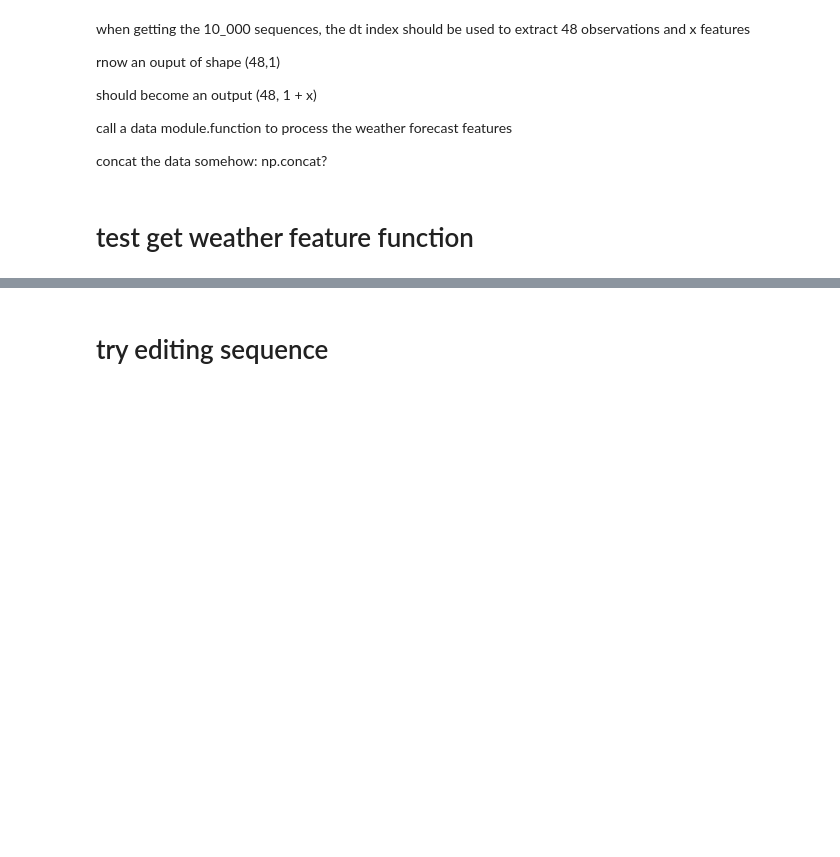
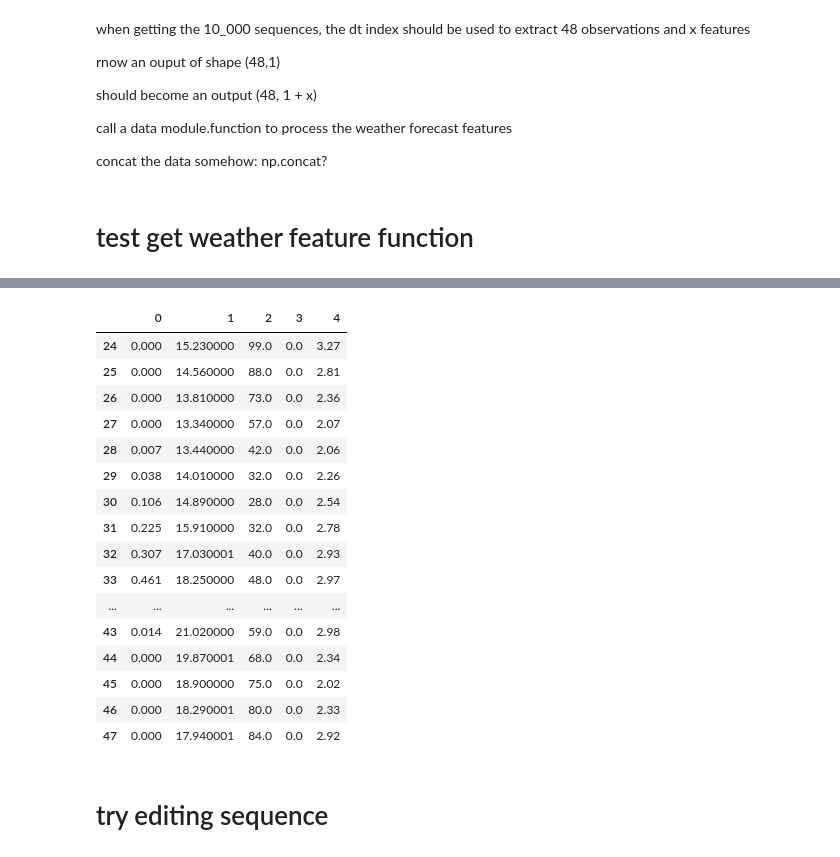
Before and after one commit to jerome-roeser/advanced-power-forecast, a Jupyter notebook: notebooks/jerome_forecast_feature.ipynb, the cells around one changed output, grey strips where cells are left out. Drawn from its saved outputs; the diff is of its cells as text; code cells hidden in the pictures; blank space fills up the shorter version.

```diff
--- a/notebooks/jerome_forecast_feature.ipynb
+++ b/notebooks/jerome_forecast_feature.ipynb
@@ -225,3 +294,24 @@ pv_weather_df.shape
+# %%
+idx = np.random.randint(0, X_train.shape[0])
+pd.DataFrame(X_train[idx]).iloc[-24:]
+# %% [output]
+|  | 0 | 1 | 2 | 3 | 4 |
+| 24 | 0.000 | 15.230000 | 99.0 | 0.0 | 3.27 |
+| 25 | 0.000 | 14.560000 | 88.0 | 0.0 | 2.81 |
+| 26 | 0.000 | 13.810000 | 73.0 | 0.0 | 2.36 |
+| 27 | 0.000 | 13.340000 | 57.0 | 0.0 | 2.07 |
+| 28 | 0.007 | 13.440000 | 42.0 | 0.0 | 2.06 |
+| 29 | 0.038 | 14.010000 | 32.0 | 0.0 | 2.26 |
+| 30 | 0.106 | 14.890000 | 28.0 | 0.0 | 2.54 |
+| 31 | 0.225 | 15.910000 | 32.0 | 0.0 | 2.78 |
+| 32 | 0.307 | 17.030001 | 40.0 | 0.0 | 2.93 |
+| 33 | 0.461 | 18.250000 | 48.0 | 0.0 | 2.97 |
+| ... | ... | ... | ... | ... | ... |
+| 43 | 0.014 | 21.020000 | 59.0 | 0.0 | 2.98 |
+| 44 | 0.000 | 19.870001 | 68.0 | 0.0 | 2.34 |
+| 45 | 0.000 | 18.900000 | 75.0 | 0.0 | 2.02 |
+| 46 | 0.000 | 18.290001 | 80.0 | 0.0 | 2.33 |
+| 47 | 0.000 | 17.940001 | 84.0 | 0.0 | 2.92 |
 # %%
 pv_weather_df = pd.read_csv('../raw_data/weather_forecast_processed.csv')
 
```
Also changed, not shown: parts of 9 cells of this notebook.
